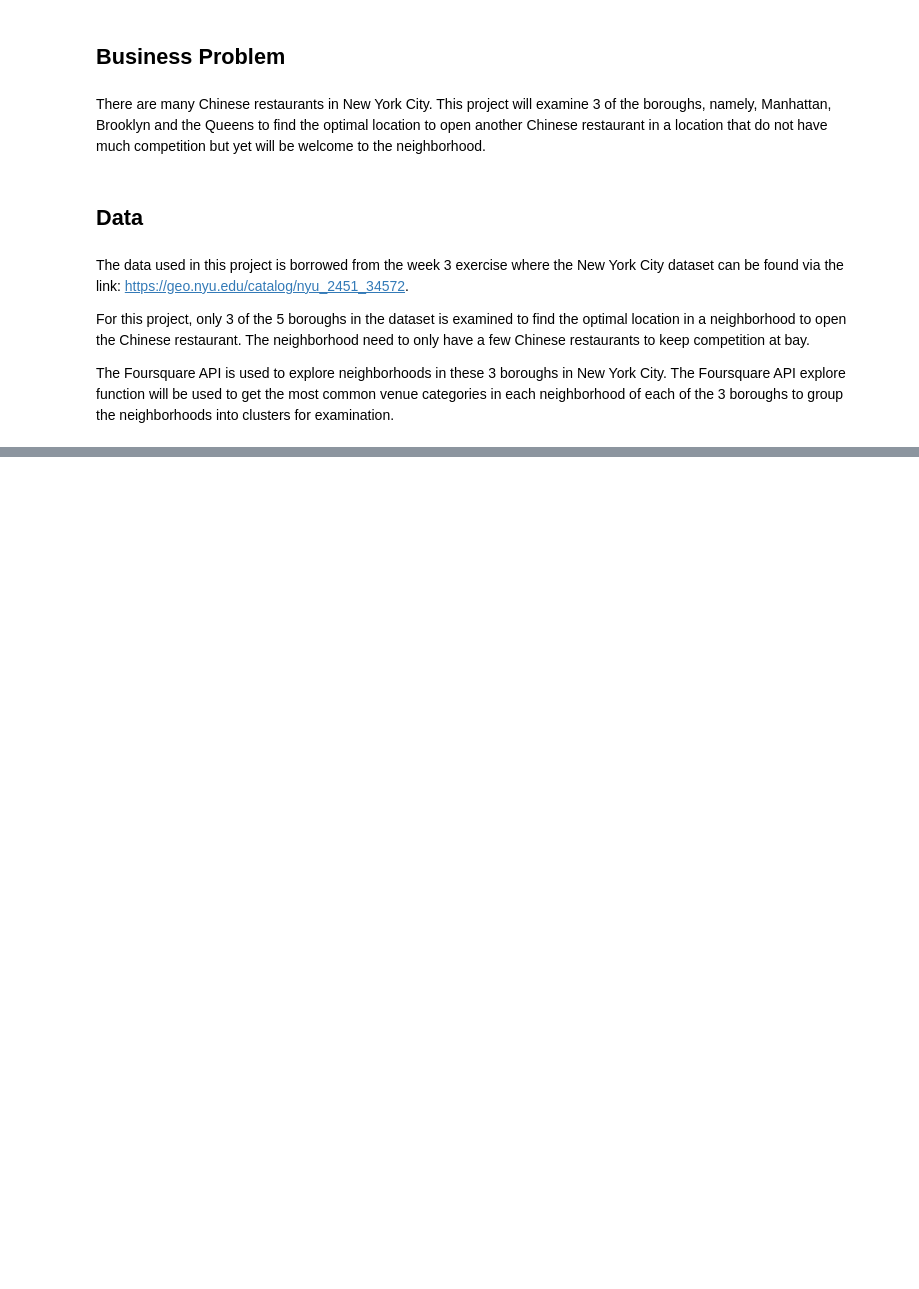
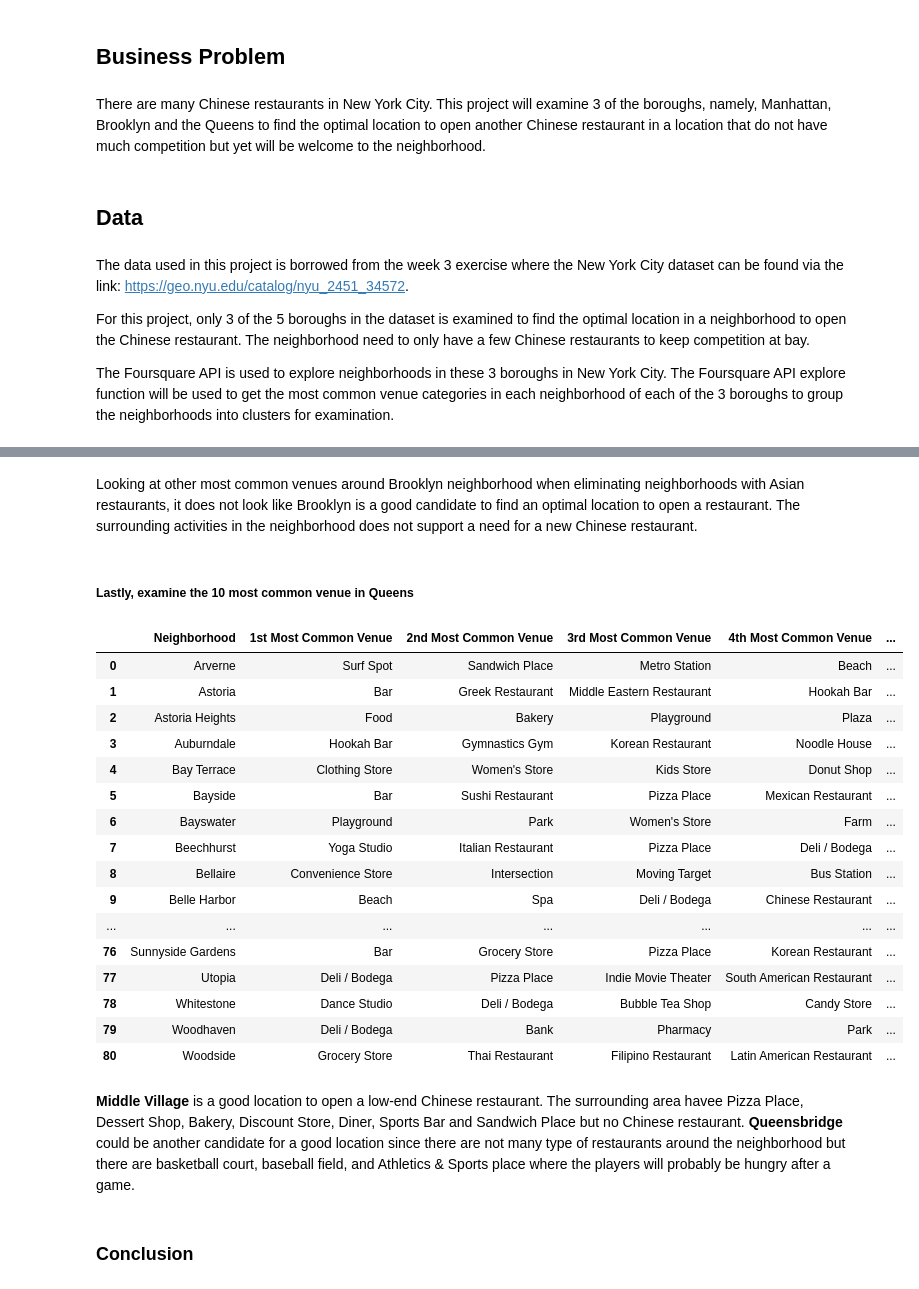
Before and after one commit to janidioth/Coursera_Capstone, a Jupyter notebook: Capstone_Project-The Battle of Neigborhoods.ipynb, the cells around one changed output, grey strips where cells are left out. Cells and saved outputs as stored; diff of their text form; code cells hidden in the pictures; blank space fills up the shorter version.

```diff
--- a/Capstone_Project-The Battle of Neigborhoods.ipynb
+++ b/Capstone_Project-The Battle of Neigborhoods.ipynb
@@ -23,0 +114,3 @@ The Foursquare API is used to explore neighborhoods in these 3 boroughs in New Y
+# %%
+queens_data = neighborhoods[neighborhoods['Borough'] == 'Queens'].reset_index(drop=True)
+queens_data.head()
@@ -23,0 +338,47 @@ The Foursquare API is used to explore neighborhoods in these 3 boroughs in New Y
+# %% [markdown]
+Looking at other most common venues around Brooklyn neighborhood when eliminating neighborhoods with Asian restaurants, it does not look like Brooklyn is a good candidate to find an optimal location to open a restaurant. The surrounding activities in the neighborhood does not support a need for a new Chinese restaurant.
+# %% [markdown]
+##### Lastly, examine the 10 most common venue in Queens
+# %%
+num_top_venues = 10
+
+indicators = ['st', 'nd', 'rd']
+
+# create columns according to number of top venues
+columns = ['Neighborhood']
+for ind in np.arange(num_top_venues):
+    try:
+        columns.append('{}{} Most Common Venue'.format(ind+1, indicators[ind]))
+    except:
+        columns.append('{}th Most Common Venue'.format(ind+1))
+
+# create a new dataframe
+queens_neighborhoods_venues_sorted = pd.DataFrame(columns=columns)
+queens_neighborhoods_venues_sorted['Neighborhood'] = queens_grouped['Neighborhood']
+
+for ind in np.arange(queens_grouped.shape[0]):
+    queens_neighborhoods_venues_sorted.iloc[ind, 1:] = return_most_common_venues(queens_grouped.iloc[ind, :], num_top_venues)
+
+queens_neighborhoods_venues_sorted
+# %% [output]
+|  | Neighborhood | 1st Most Common Venue | 2nd Most Common Venue | 3rd Most Common Venue | 4th Most Common Venue | ... |
+| 0 | Arverne | Surf Spot | Sandwich Place | Metro Station | Beach | ... |
+| 1 | Astoria | Bar | Greek Restaurant | Middle Eastern Restaurant | Hookah Bar | ... |
+| 2 | Astoria Heights | Food | Bakery | Playground | Plaza | ... |
+| 3 | Auburndale | Hookah Bar | Gymnastics Gym | Korean Restaurant | Noodle House | ... |
+| 4 | Bay Terrace | Clothing Store | Women's Store | Kids Store | Donut Shop | ... |
+| 5 | Bayside | Bar | Sushi Restaurant | Pizza Place | Mexican Restaurant | ... |
+| 6 | Bayswater | Playground | Park | Women's Store | Farm | ... |
+| 7 | Beechhurst | Yoga Studio | Italian Restaurant | Pizza Place | Deli / Bodega | ... |
+| 8 | Bellaire | Convenience Store | Intersection | Moving Target | Bus Station | ... |
+| 9 | Belle Harbor | Beach | Spa | Deli / Bodega | Chinese Restaurant | ... |
+| ... | ... | ... | ... | ... | ... | ... |
+| 76 | Sunnyside Gardens | Bar | Grocery Store | Pizza Place | Korean Restaurant | ... |
+| 77 | Utopia | Deli / Bodega | Pizza Place | Indie Movie Theater | South American Restaurant | ... |
+| 78 | Whitestone | Dance Studio | Deli / Bodega | Bubble Tea Shop | Candy Store | ... |
+| 79 | Woodhaven | Deli / Bodega | Bank | Pharmacy | Park | ... |
+| 80 | Woodside | Grocery Store | Thai Restaurant | Filipino Restaurant | Latin American Restaurant | ... |
+# %% [markdown]
+**Middle Village** is a good location to open a low-end Chinese restaurant. The surrounding area havee Pizza Place, Dessert Shop, Bakery, Discount Store, Diner, Sports Bar and Sandwich Place but no Chinese restaurant. **Queensbridge** could be another candidate for a good location since there are not many type of restaurants around the neighborhood but there are basketball court, baseball field, and Athletics & Sports place where the players will probably be hungry after a game.
+# %% [markdown]
+### Conclusion
```
Also changed, not shown: parts of 33 cells of this notebook.
